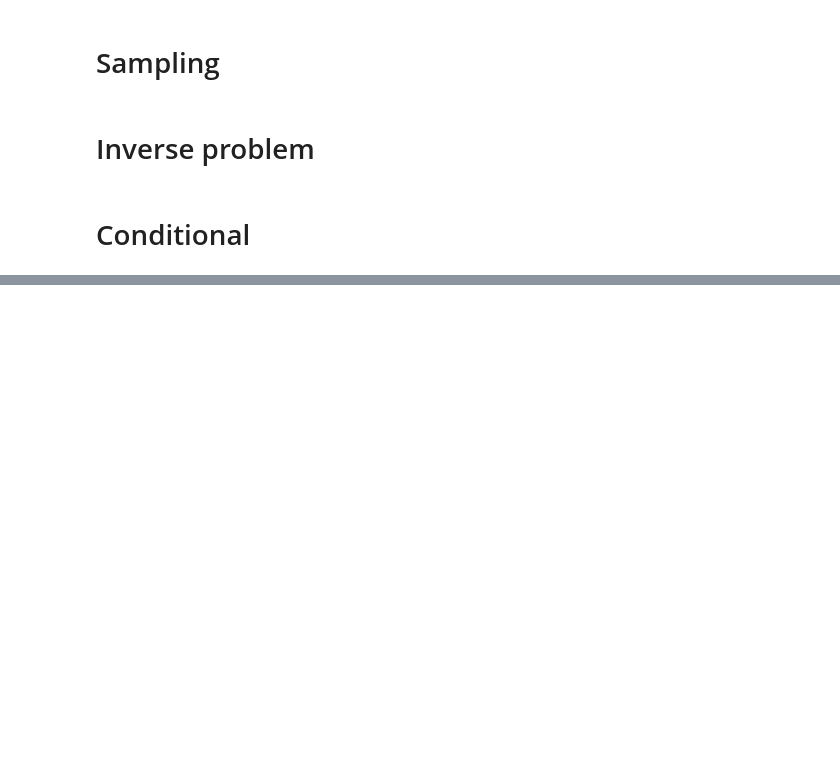
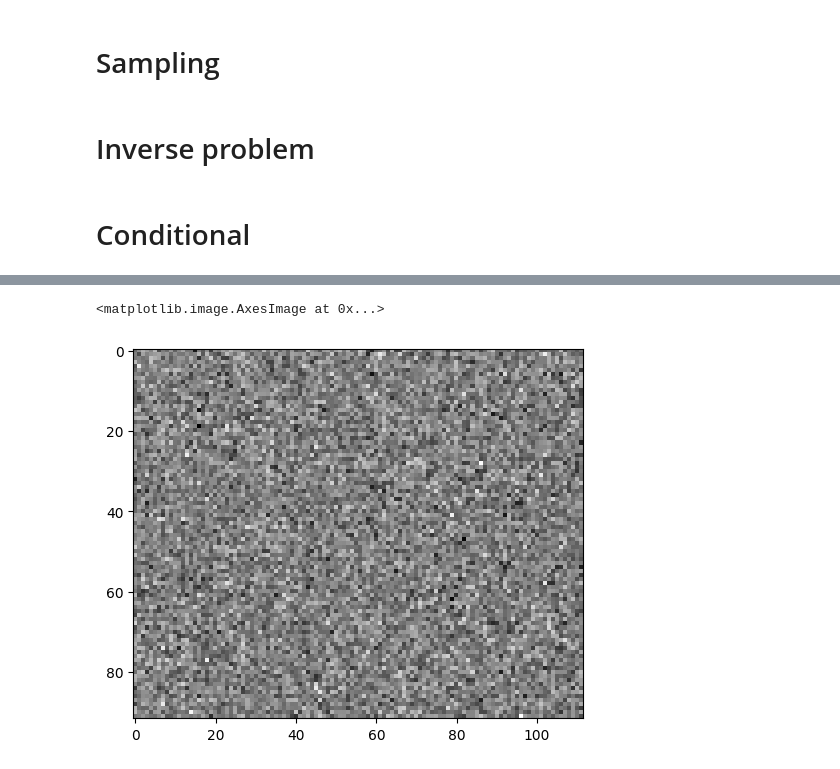
Before and after one commit to jcopo/diffuse, a Jupyter notebook: sandbox_geoffroy.ipynb, the cells around one changed output, grey strips where cells are left out. Saved outputs shown, nothing was run; the diff lists cells and outputs as text; code cells hidden in the pictures; blank space fills up the shorter version.

```diff
--- a/sandbox_geoffroy.ipynb
+++ b/sandbox_geoffroy.ipynb
@@ -35,7 +38,7 @@ config = {
 # %%
 # Retrieve trained Parameters
 
-checkpoint = jnp.load(os.path.join(config["save_path"], "ann_215.npz"), allow_pickle=True)
+checkpoint = jnp.load(os.path.join(config["save_path"], "ann_1740.npz"), allow_pickle=True)
 
 params = checkpoint["params"].item()
 
@@ -164,7 +167,7 @@ plt.show()
 # Load dataset
 wmh = WMH(config)
 wmh.setup()
-train_loader = wmh.get_train_dataloader().dataset
+train_loader = wmh.get_train_dataloader() # .dataset
 
 key = jax.random.PRNGKey(0)
 beta = LinearSchedule(b_min=0.02, b_max=5.0, t0=0.0, T=2.0)
@@ -186,19 +189,23 @@ key, subkey = jax.random.split(key)
 masking = lambda w: generate_mask(subkey, w, s)
 s = 2000
 
-def measure(x, w, masking):
+def measure(w, x, masking):
     mask = masking(w)
-    return mask * slice_fourier(x[..., 0])
+    fourier_x = mask * slice_fourier(x[..., 0])
+    zero_channel = jnp.zeros_like(fourier_x)
+    return jnp.stack([fourier_x, zero_channel], axis=-1)
 
 def restore(w, x, masking, measured):
-    inv_mask = 1 - masking(w)
-    return inv_mask * slice_inverse_fourier(x[..., 0]) + measured
+    inv_mask = 1 - masking(w) # inverse du masque
+    fourier_x = slice_fourier(x[..., 0]) # on calcule fourier(x)
+    masked_inv_fourier_x = inv_mask * fourier_x # on masque les parties qui ont été masquées
+    img = slice_inverse_fourier(masked_inv_fourier_x + measured[..., 0]) # on reconstruit l'image avec ce qui a était mesuré
+    anomaly_map = x[..., 1]
+    return jnp.real(jnp.stack([img, anomaly_map], axis=-1)) # on reconstruit (image, anomaly)
 
-x = jnp.array(train_loader[0].numpy())
-w = jax.random.randint(subkey, shape=x[..., 0].shape, minval=1, maxval=301)
-y = measure(x, w, masking)
-
-cond_sde = CondSDE(beta=beta, mask=masking, measure=measure, restore=restore, tf=2.0, score=nn_score)
-
-key, subkey = jax.random.split(key)
-res = generate_cond_sample(y, w, subkey, cond_sde, x.shape, 300, 200)
+for x in train_loader:
+    break
+# %%
+w = jax.random.randint(subkey, shape=x[..., 0].shape, minval=1, maxval=301)
+
+y = jax.vmap(measure, in_axes=(0, 0, None))(w, x, masking)
@@ -204,0 +220,5 @@ res = generate_cond_sample(y, w, subkey, cond_sde, x.shape, 300, 200)
+# %%
+cond_sde = CondSDE(beta=beta, mask=masking, measure=measure, restore=restore, tf=2.0, score=nn_score)
+
+key, subkey = jax.random.split(key)
+res = generate_cond_sample(y[0], w[0], subkey, cond_sde, x[0].shape, 300, 200)
@@ -204,0 +245,5 @@ res = generate_cond_sample(y, w, subkey, cond_sde, x.shape, 300, 200)
+# %%
+plt.imshow(res[1][0][0, -1, ..., 0], cmap="gray")
+# %% [output]
+<matplotlib.image.AxesImage at 0x...>
+[figure, added]
```
Also changed, not shown: parts of 4 cells of this notebook, 3 other files.
